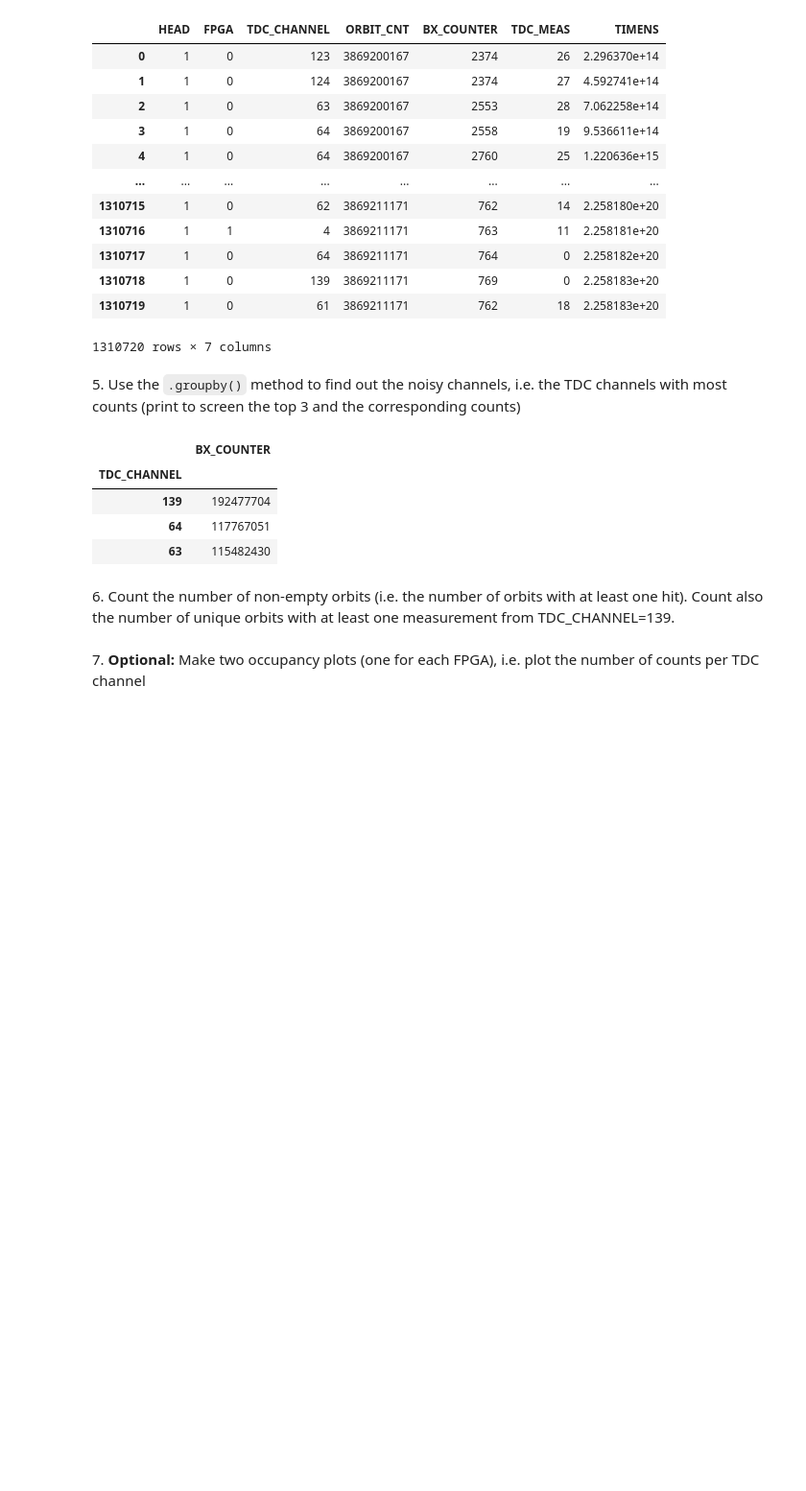
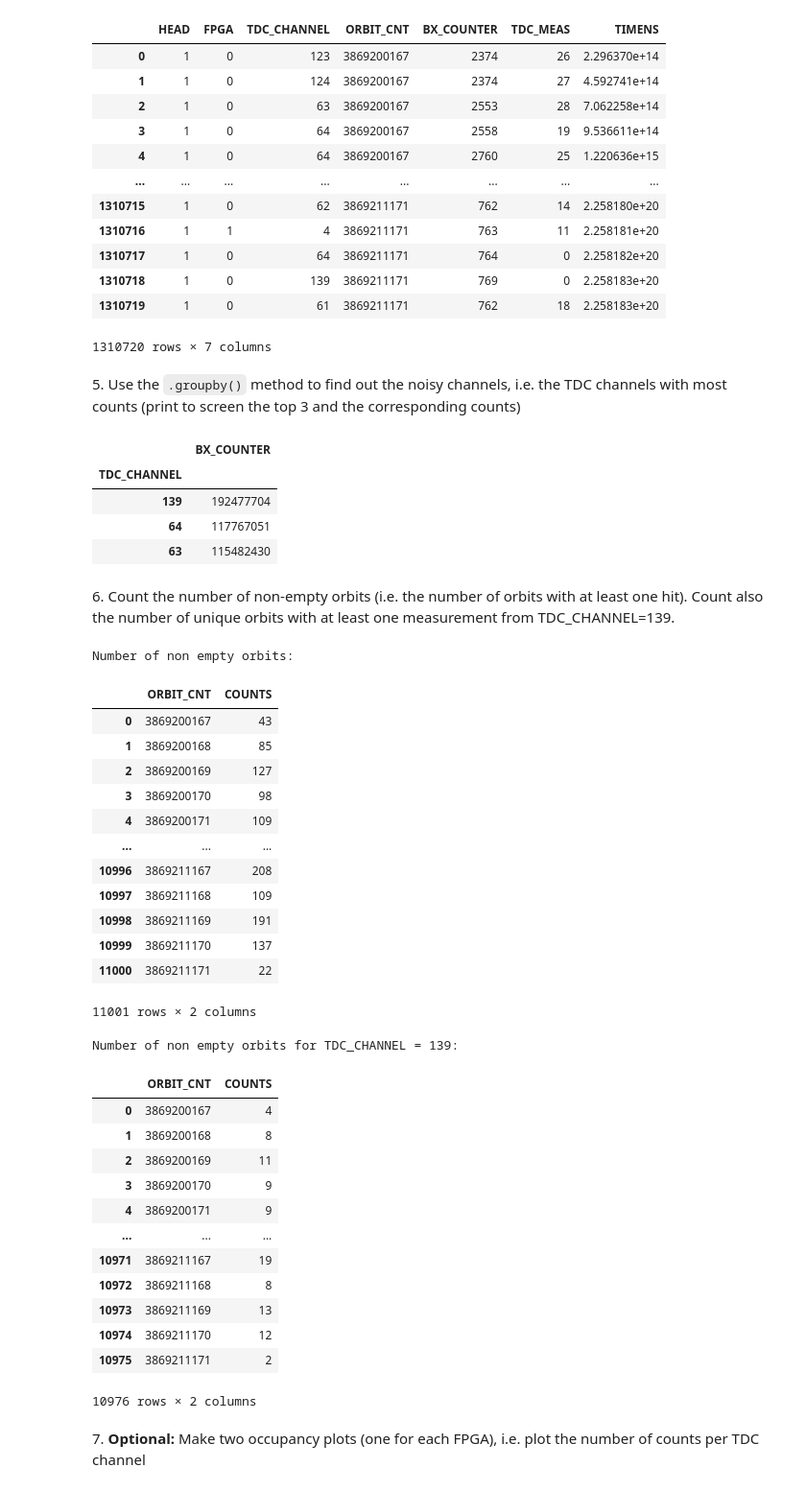
Before and after one commit to zucchett/HighLevelProgramming2021, a Jupyter notebook: 05ex_pandas.ipynb, the cells around one changed output. Shown at 96% size. Saved outputs shown, nothing was run; the diff lists cells and outputs as text; code cells hidden in the pictures; blank space fills up the shorter version.

```diff
--- a/05ex_pandas.ipynb
+++ b/05ex_pandas.ipynb
@@ -86,5 +86,42 @@ grouped_TDC.iloc[[0,1,2], [3]]
 | 63 | 115482430 |
 # %% [markdown]
 6\. Count the number of non-empty orbits (i.e. the number of orbits with at least one hit). Count also the number of unique orbits with at least one measurement from TDC_CHANNEL=139.
+# %%
+print("Number of non empty orbits: ")
+grouped_orbit = df.groupby('ORBIT_CNT').size().reset_index(name='COUNTS')
+display(grouped_orbit)
+
+print("Number of non empty orbits for TDC_CHANNEL = 139: ")
+grouped_orbit_139 = df[df['TDC_CHANNEL'] == 139].groupby('ORBIT_CNT').size().reset_index(name='COUNTS')
+display(grouped_orbit_139)
+# %% [output]
+Number of non empty orbits:
+|  | ORBIT_CNT | COUNTS |
+| 0 | 3869200167 | 43 |
+| 1 | 3869200168 | 85 |
+| 2 | 3869200169 | 127 |
+| 3 | 3869200170 | 98 |
+| 4 | 3869200171 | 109 |
+| ... | ... | ... |
+| 10996 | 3869211167 | 208 |
+| 10997 | 3869211168 | 109 |
+| 10998 | 3869211169 | 191 |
+| 10999 | 3869211170 | 137 |
+| 11000 | 3869211171 | 22 |
+11001 rows × 2 columns
+Number of non empty orbits for TDC_CHANNEL = 139:
+|  | ORBIT_CNT | COUNTS |
+| 0 | 3869200167 | 4 |
+| 1 | 3869200168 | 8 |
+| 2 | 3869200169 | 11 |
+| 3 | 3869200170 | 9 |
+| 4 | 3869200171 | 9 |
+| ... | ... | ... |
+| 10971 | 3869211167 | 19 |
+| 10972 | 3869211168 | 8 |
+| 10973 | 3869211169 | 13 |
+| 10974 | 3869211170 | 12 |
+| 10975 | 3869211171 | 2 |
+10976 rows × 2 columns
 # %% [markdown]
 7\. **Optional:** Make two occupancy plots (one for each FPGA), i.e. plot the number of counts per TDC channel
```
Also changed, not shown: parts of 1 cell of this notebook, 1 other file.
